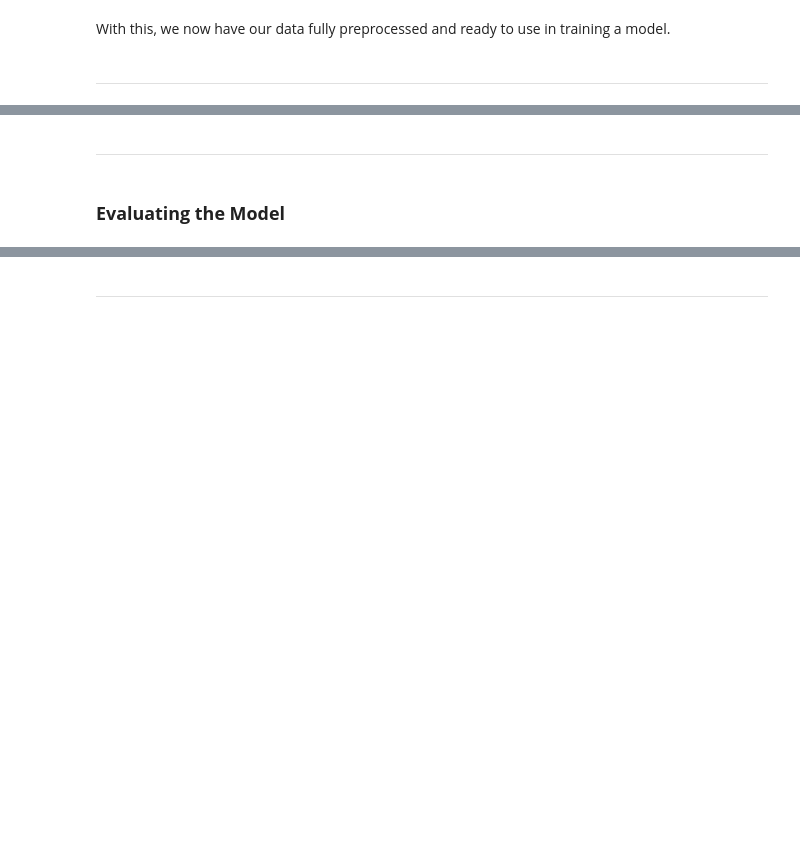
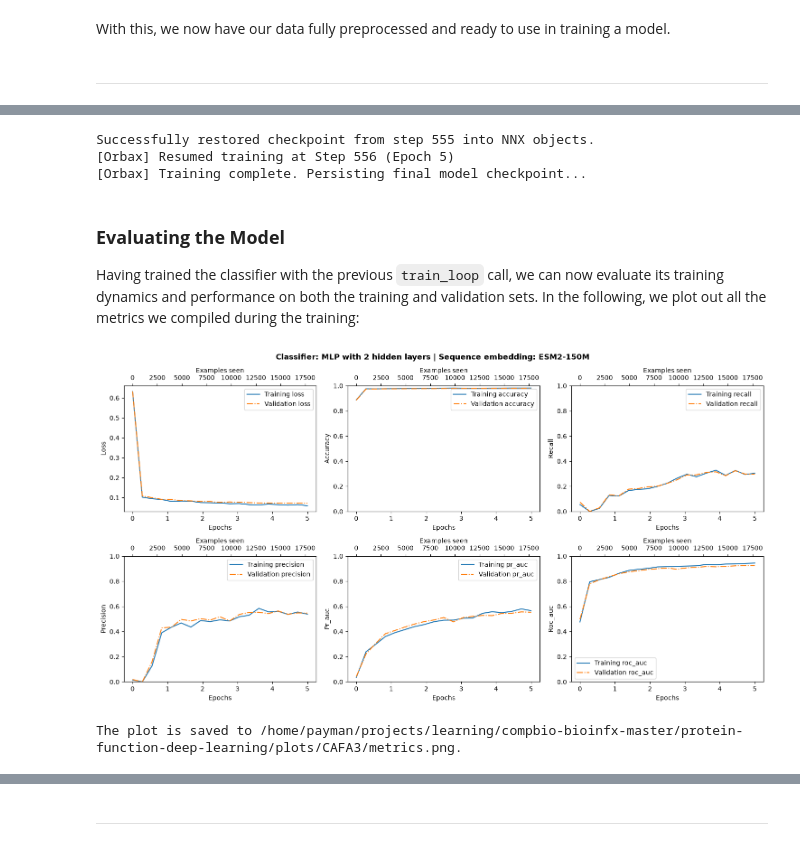
Before and after one commit to paymantohidifar/protein-function-deep-learning, a Jupyter notebook: notebooks/01_simple_mlp_model.ipynb, the cells around one changed output, grey strips where cells are left out. Saved outputs shown, nothing was run; the diff lists cells and outputs as text; code cells hidden in the pictures; blank space fills up the shorter version.

Commit message:
Implement code changes to enhance functionality and improve performance

```diff
--- a/notebooks/01_simple_mlp_model.ipynb
+++ b/notebooks/01_simple_mlp_model.ipynb
@@ -422,53 +628,60 @@ from flax import nnx
 from pfdl.data import build_dataset
 from pfdl.models import SimpleMlp
 from pfdl.train import train_loop
+from pfdl.configs import get_esm_checkpoint
 
 
-# Initialize the functional random state using a base seed
+# Create random state for main and model
 main_key = jax.random.PRNGKey(42)
-# Split the key: one for current parameter initialization, one reserved for future entropy
 model_key, main_key = jax.random.split(main_key, 2)
 
 # Set PLM checkpoint
-model_checkpoint = "facebook/esm2_t30_150M_UR50D" # "facebook/esm2_t6_8M_UR50D"
+esm_checkpoint = get_esm_checkpoint("esm2-150M")
 
-# Prepare datasets ready for training
+# Create data loaders training and validation sets
 dataset_splits = build_dataset(
     batch_size=32,
     store_file_prefix=str(DATA_DLFB / "protein_dataset"),
-    model_checkpoint=model_checkpoint
+    model_checkpoint=esm_checkpoint
 )
+train_loader = dataset_splits['train']
+valid_loader = dataset_splits['valid']
 
-# Get the model input and output dimensions
-dataset_split_batch = next(iter(dataset_splits['train']))
-emb_dim = dataset_split_batch['embedding'].shape[1]
-num_targets = dataset_split_batch['target'].shape[1]
+# Initialize the model
+train_batch = next(iter(train_loader))
+emb_dim = train_batch['embedding'].shape[1]
+num_targets = train_batch['target'].shape[1]
 
-# Instantiate the model architecture
 model_rng = nnx.Rngs(params=model_key)
-model = SimpleMlp(emb_dim, num_targets, model_rng)
+clf_model = SimpleMlp(emb_dim, num_targets, model_rng)
 
 # Bind the model parameters to an Optax-backed stateful optimizer
-optax_tx = optax.adam(learning_rate=0.001)
-# wrt=nnx.Param instructs the optimizer to track specifically the trainable Param variables
-optimizer = nnx.Optimizer(model, optax_tx, wrt=nnx.Param)
+optax_tx = optax.adam(learning_rate=1e-3)
+optimizer = nnx.Optimizer(clf_model, optax_tx, wrt=nnx.Param)
 
+# Number of epochs
 num_epochs = 5
-(
-    train_losses,
-    valid_losses,
-    train_metrics,
-    valid_metrics
-) = train_loop(
-    model=model,
-    optimizer=optimizer,
-    dataset_splits=dataset_splits,
-    num_epochs=num_epochs,
-    eval_freq=20,
-    eval_iter=50,
-    binary_threshold=0.5
+
+# Run training loop
+history = train_loop(
+    clf_model,
+    optimizer,
+    train_loader,
+    valid_loader,
+    num_epochs,
+    checkpoint_dir="simple-mlp",
+    checkpoint_best_metric="val_loss",
+    checkpoint_freq=200,
+    eval_freq=30,
+    classification_thresh=0.5,
+    display_eval_metric="accuracy",
+    eval_iter=20,
 )
+# %% [output]
+Successfully restored checkpoint from step 555 into NNX objects.
+[Orbax] Resumed training at Step 556 (Epoch 5)
+[Orbax] Training complete. Persisting final model checkpoint...
-# %% [markdown]
----
 # %% [markdown]
 ### **Evaluating the Model**
+
+Having trained the classifier with the previous `train_loop` call, we can now evaluate its training dynamics and performance on both the training and validation sets. In the following, we plot out all the metrics we compiled during the training:
@@ -476,0 +688,10 @@ valid_metrics
+# %%
+from pfdl.utils import plot_results
+
+results_path = plot_results(
+    num_epochs, *history, dataset="CAFA3", title="Classifier: MLP with 2 hidden layers | Sequence embedding: ESM2-150M")
+
+print(f"The plot is saved to {results_path}.")
+# %% [output]
+[figure, added]
+The plot is saved to /home/payman/projects/learning/compbio-bioinfx-master/protein-function-deep-learning/plots/CAFA3/metrics.png.
```
Also changed, not shown: parts of 65 cells of this notebook.
